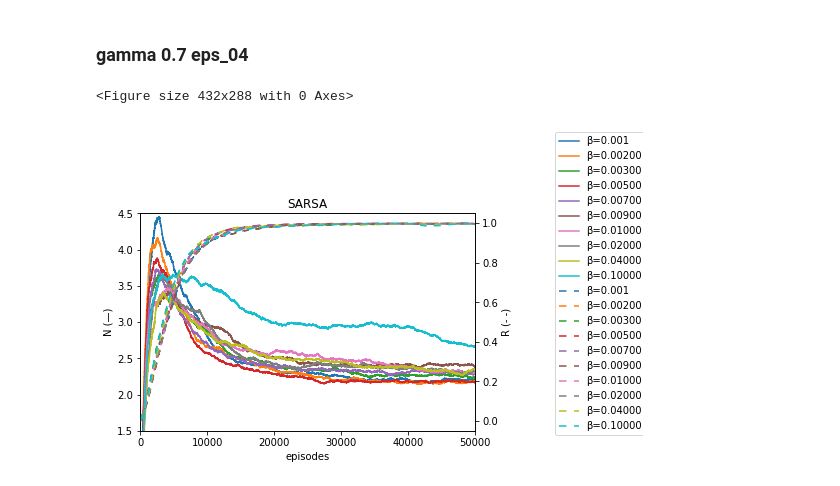
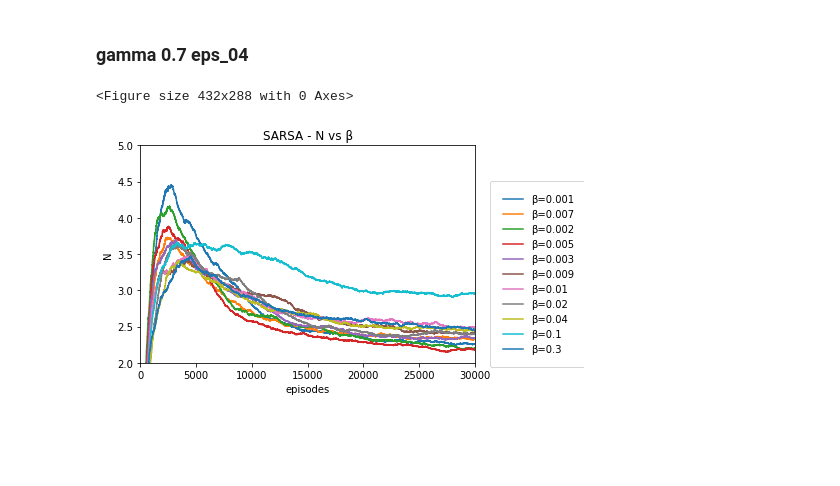
Before and after one commit to JunTu-XD/RL-Checkmate, a Jupyter notebook: data/plotting2.ipynb, the cells around one changed output. Saved outputs shown, nothing was run; the diff lists cells and outputs as text; code cells hidden in the pictures; blank space fills up the shorter version.

```diff
--- a/data/plotting2.ipynb
+++ b/data/plotting2.ipynb
@@ -271,51 +321,69 @@ fig.savefig("Q-γ.jpg", bbox_extra_artists=(lgd,text), bbox_inches='tight')
 # %%
 new_figure()
 
 fig, ax  = plt.subplots()
-plt.title("SARSA")
+plt.title("SARSA - N vs β")
 ax.set_xlabel("episodes")
-ax.set_ylabel("N (—)")
-ax2 = ax.twinx()
-ax2.set_ylabel("R (- -)")
+ax.set_ylabel("N")
 
 ax.plot(b_00100_g_07_s_x_ema, b_00100_g_07_s_n_ema, label="β=0.001")
-ax2.plot(b_00100_g_07_s_x_ema, b_00100_g_07_s_r_ema, label="β=0.001", linestyle=line_style)
 
-ax.plot(b_00200_g_07_s_x_ema, b_00200_g_07_s_n_ema, label="β=0.00200")
-ax2.plot(b_00200_g_07_s_x_ema, b_00200_g_07_s_r_ema, label="β=0.00200", linestyle=line_style)
-
-ax.plot(b_00300_g_07_s_x_ema, b_00300_g_07_s_n_ema, label="β=0.00300")
-ax2.plot(b_00300_g_07_s_x_ema, b_00300_g_07_s_r_ema, label="β=0.00300", linestyle=line_style)
-
-ax.plot(b_00500_g_07_s_x_ema, b_00500_g_07_s_n_ema, label="β=0.00500")
-ax2.plot(b_00500_g_07_s_x_ema, b_00500_g_07_s_r_ema, label="β=0.00500", linestyle=line_style)
-
-ax.plot(b_00700_g_07_s_x_ema, b_00700_g_07_s_n_ema, label="β=0.00700")
-ax2.plot(b_00700_g_07_s_x_ema, b_00700_g_07_s_r_ema, label="β=0.00700", linestyle=line_style)
-
-ax.plot(b_00900_g_07_s_x_ema, b_00900_g_07_s_n_ema, label="β=0.00900")
-ax2.plot(b_00900_g_07_s_x_ema, b_00900_g_07_s_r_ema, label="β=0.00900", linestyle=line_style)
-
-ax.plot(b_01000_g_07_s_x_ema, b_01000_g_07_s_n_ema, label="β=0.01000")
-ax2.plot(b_01000_g_07_s_x_ema, b_01000_g_07_s_r_ema, label="β=0.01000", linestyle=line_style)
-
-ax.plot(b_02000_g_07_s_x_ema, b_02000_g_07_s_n_ema, label="β=0.02000")
-ax2.plot(b_02000_g_07_s_x_ema, b_02000_g_07_s_r_ema, label="β=0.02000", linestyle=line_style)
-
-ax.plot(b_04000_g_07_s_x_ema, b_04000_g_07_s_n_ema, label="β=0.04000")
-ax2.plot(b_04000_g_07_s_x_ema, b_04000_g_07_s_r_ema, label="β=0.04000", linestyle=line_style)
-
-ax.plot(b_10000_g_07_s_x_ema, b_10000_g_07_s_n_ema, label="β=0.10000")
-ax2.plot(b_10000_g_07_s_x_ema, b_10000_g_07_s_r_ema, label="β=0.10000", linestyle=line_style)
-
-# ax.plot(b_30000_g_07_s_x_ema, b_30000_g_07_s_n_ema, label="β=0.30000")
+ax.plot(b_00700_g_07_s_x_ema, b_00700_g_07_s_n_ema, label="β=0.007")
+ax.plot(b_00200_g_07_s_x_ema, b_00200_g_07_s_n_ema, label="β=0.002")
+ax.plot(b_00500_g_07_s_x_ema, b_00500_g_07_s_n_ema, label="β=0.005")
+ax.plot(b_00300_g_07_s_x_ema, b_00300_g_07_s_n_ema, label="β=0.003")
+ax.plot(b_00900_g_07_s_x_ema, b_00900_g_07_s_n_ema, label="β=0.009")
+ax.plot(b_01000_g_07_s_x_ema, b_01000_g_07_s_n_ema, label="β=0.01")
+ax.plot(b_02000_g_07_s_x_ema, b_02000_g_07_s_n_ema, label="β=0.02")
+ax.plot(b_04000_g_07_s_x_ema, b_04000_g_07_s_n_ema, label="β=0.04")
+ax.plot(b_10000_g_07_s_x_ema, b_10000_g_07_s_n_ema, label="β=0.1")
+ax.plot(b_30000_g_07_s_x_ema, b_30000_g_07_s_n_ema, label="β=0.3")
+ax.set_xlim((0,30000))
+ax.set_ylim((2,5))
+# ax2 = ax
+# ax2.set_ylabel("R (- -)")
+# ax2.plot(b_00100_g_07_s_x_ema, b_00100_g_07_s_r_ema, label="β=0.001", linestyle=line_style)
+# ax2.plot(b_00200_g_07_s_x_ema, b_00200_g_07_s_r_ema, label="β=0.00200", linestyle=line_style)
+# ax2.plot(b_00300_g_07_s_x_ema, b_00300_g_07_s_r_ema, label="β=0.00300", linestyle=line_style)
+# ax2.plot(b_00500_g_07_s_x_ema, b_00500_g_07_s_r_ema, label="β=0.00500", linestyle=line_style)
+# ax2.plot(b_00700_g_07_s_x_ema, b_00700_g_07_s_r_ema, label="β=0.00700", linestyle=line_style)
+# ax2.plot(b_00900_g_07_s_x_ema, b_00900_g_07_s_r_ema, label="β=0.00900", linestyle=line_style)
+# ax2.plot(b_01000_g_07_s_x_ema, b_01000_g_07_s_r_ema, label="β=0.01000", linestyle=line_style)
+# ax2.plot(b_02000_g_07_s_x_ema, b_02000_g_07_s_r_ema, label="β=0.02000", linestyle=line_style)
+# ax2.plot(b_04000_g_07_s_x_ema, b_04000_g_07_s_r_ema, label="β=0.04000", linestyle=line_style)
+# ax2.plot(b_10000_g_07_s_x_ema, b_10000_g_07_s_r_ema, label="β=0.10000", linestyle=line_style)
 # ax2.plot(b_30000_g_07_s_x_ema, b_30000_g_07_s_r_ema, label="β=0.30000", linestyle=line_style)
 
-ax.plot()
-fig.legend(loc=loc, bbox_to_anchor=bbox_to_anchor)
-ax.set_xlim((0, 50000))
-ax.set_ylim((1.5, 4.5))
+lgd = fig.legend(loc=loc, bbox_to_anchor=bbox_to_anchor, borderpad=1.3)
+text = fig.text(-0.2,1.05, "", transform=ax.transAxes)
 plt.show()
+fig.savefig("SARSA-γ_N.jpg", bbox_extra_artists=(lgd,text), bbox_inches='tight')
+
+#######################################
+
+fig2, ax2  = plt.subplots()
+plt.title("SARSA - R vs β")
+ax.set_xlabel("episodes")
+ax.set_ylabel("N")
+
+ax2.set_ylabel("R")
+ax2.plot(b_00100_g_07_s_x_ema, b_00100_g_07_s_r_ema, label="β=0.001")
+ax2.plot(b_00200_g_07_s_x_ema, b_00200_g_07_s_r_ema, label="β=0.002")
+ax2.plot(b_00300_g_07_s_x_ema, b_00300_g_07_s_r_ema, label="β=0.003")
+ax2.plot(b_00500_g_07_s_x_ema, b_00500_g_07_s_r_ema, label="β=0.005")
+ax2.plot(b_00700_g_07_s_x_ema, b_00700_g_07_s_r_ema, label="β=0.007")
+ax2.plot(b_00900_g_07_s_x_ema, b_00900_g_07_s_r_ema, label="β=0.009")
+ax2.plot(b_01000_g_07_s_x_ema, b_01000_g_07_s_r_ema, label="β=0.01")
+ax2.plot(b_02000_g_07_s_x_ema, b_02000_g_07_s_r_ema, label="β=0.02")
+ax2.plot(b_04000_g_07_s_x_ema, b_04000_g_07_s_r_ema, label="β=0.04")
+ax2.plot(b_10000_g_07_s_x_ema, b_10000_g_07_s_r_ema, label="β=0.1")
+ax2.plot(b_30000_g_07_s_x_ema, b_30000_g_07_s_r_ema, label="β=0.3")
+ax2.set_xlim((0,30000))
+ax2.set_ylim((0.6,1.02))
+lgd = fig2.legend(loc=loc, bbox_to_anchor=bbox_to_anchor, borderpad=1.3)
+text = fig2.text(-0.2,1.05, "", transform=ax.transAxes)
+plt.show()
+fig2.savefig("SARSA-r_γ.jpg", bbox_extra_artists=(lgd,text), bbox_inches='tight', dpi=200)
 # %% [output]
 <Figure size 432x288 with 0 Axes>
-[figure, old version]
+[figure, new version]
```
Also changed, not shown: parts of 7 cells of this notebook.
